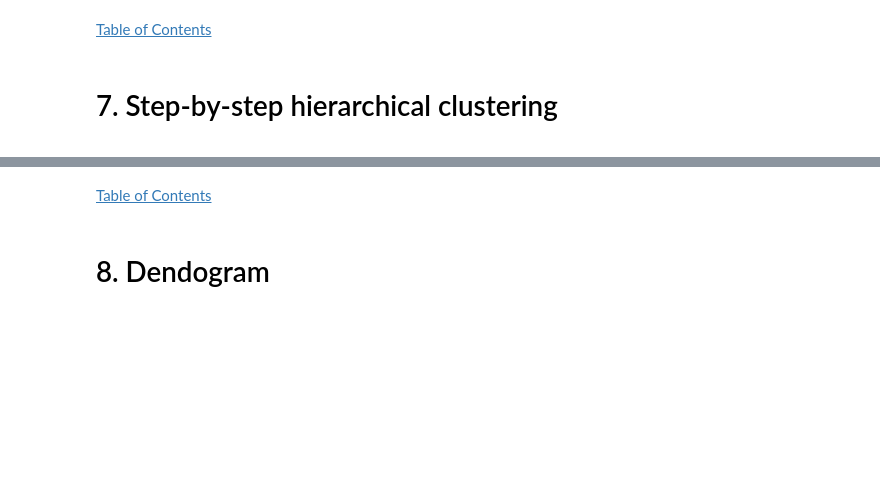
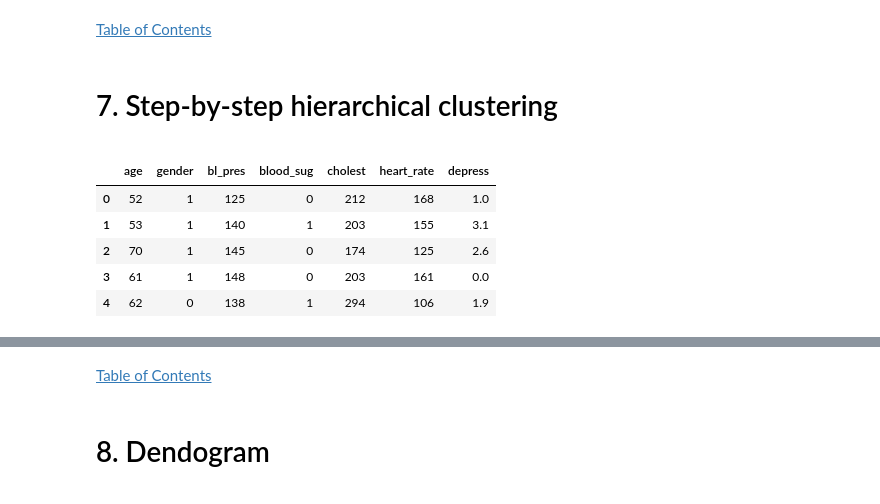
Before and after one commit to daryna05/HEALTHCARE_PR2, a Jupyter notebook: Project2_prep_final.ipynb, the cells around one changed output, grey strips where cells are left out. Drawn from its saved outputs; the diff is of its cells as text; code cells hidden in the pictures; blank space fills up the shorter version.

```diff
--- a/Project2_prep_final.ipynb
+++ b/Project2_prep_final.ipynb
@@ -460,0 +466,9 @@ As we could see from the correlation matrix, it is significant to notice that he
+# %%
+sub_data2.head()
+# %% [output]
+|  | age | gender | bl_pres | blood_sug | cholest | heart_rate | depress |
+| 0 | 52 | 1 | 125 | 0 | 212 | 168 | 1.0 |
+| 1 | 53 | 1 | 140 | 1 | 203 | 155 | 3.1 |
+| 2 | 70 | 1 | 145 | 0 | 174 | 125 | 2.6 |
+| 3 | 61 | 1 | 148 | 0 | 203 | 161 | 0.0 |
+| 4 | 62 | 0 | 138 | 1 | 294 | 106 | 1.9 |
```
Also changed, not shown: parts of 68 cells of this notebook.
